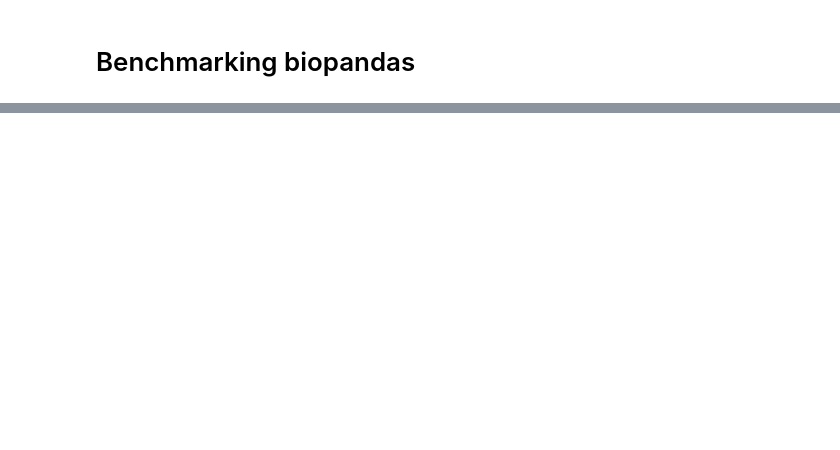
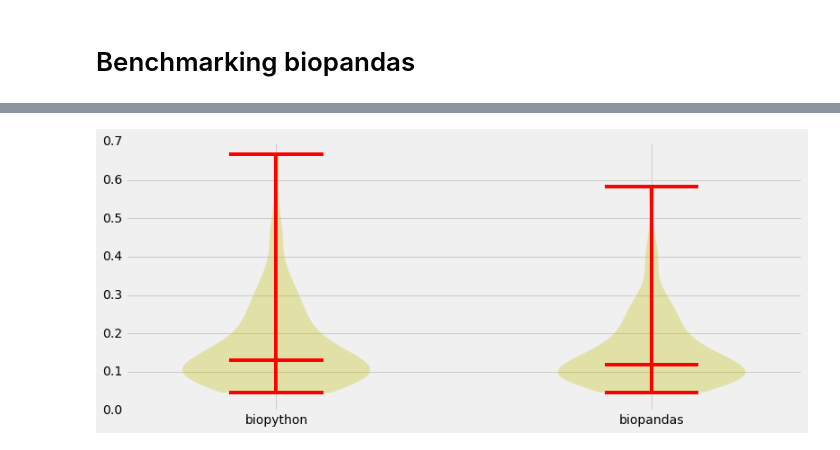
Before and after one commit to BioPandas/biopandas, a Jupyter notebook: docs/benchmark/load_pdb.ipynb, the cells around one changed output, grey strips where cells are left out. Cells and saved outputs as stored; diff of their text form; code cells hidden in the pictures; blank space fills up the shorter version.

```diff
--- a/docs/benchmark/load_pdb.ipynb
+++ b/docs/benchmark/load_pdb.ipynb
@@ -402,0 +427,20 @@ for p in paths:
+# %%
+with plt.style.context('fivethirtyeight'):
+    fig, axes = plt.subplots(nrows=1, ncols=1, figsize=(12, 5))
+
+    # generate some random test data
+    all_data = [bpython_times, bpandas_times]
+
+    # plot violin plot
+    axes.violinplot(all_data,
+                       showmeans=False,
+                       showmedians=True)
+    #axes.set_title('Extracing Atom Names')
+
+
+    # add x-tick labels
+    plt.setp(axes, xticks=[y+1 for y in range(len(all_data))],
+             xticklabels=['biopython', 'biopandas'])
+    plt.show()
+# %% [output]
+[figure, added]
```
Also changed, not shown: parts of 6 cells of this notebook, 3 other files.
